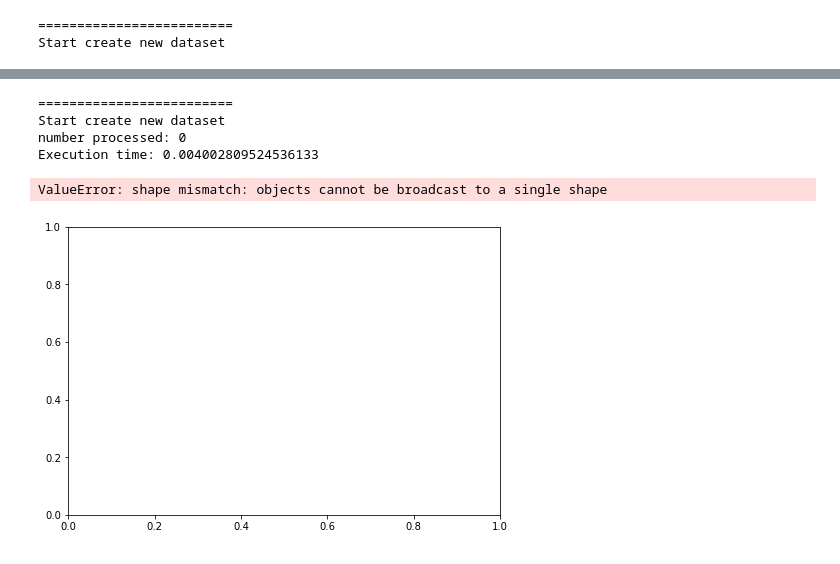
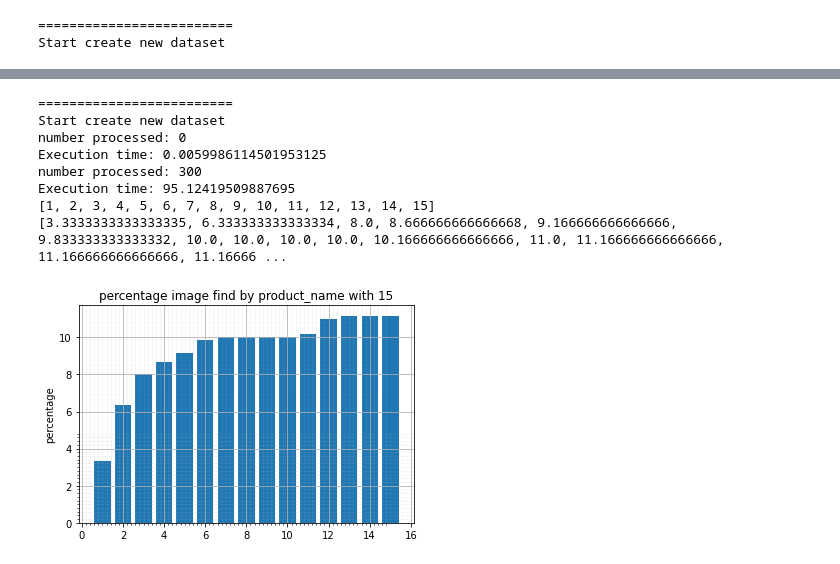
Before and after one commit to HubHetic/Open-Food-Fact, a Jupyter notebook: notebook/test.ipynb, the cells around one changed output, grey strips where cells are left out. Drawn from its saved outputs; the diff is of its cells as text; code cells hidden in the pictures.

```diff
--- a/notebook/test.ipynb
+++ b/notebook/test.ipynb
@@ -57,9 +105,12 @@ Clipping input data to the valid range for imshow with RGB data ([0..1] for floa
 # %%
-performance_test_cnn(nb_pictures_test=10, verbose=True)
+performance_test_cnn(nb_pictures_test=15, verbose=True)
 # %% [output]
 =========================
 Start create new dataset
 number processed: 0
-Execution time: 0.004002809524536133
+Execution time: 0.0059986114501953125
+number processed: 300
+Execution time: 95.12419509887695
+[1, 2, 3, 4, 5, 6, 7, 8, 9, 10, 11, 12, 13, 14, 15]
+[3.3333333333333335, 6.333333333333334, 8.0, 8.666666666666668, 9.166666666666666, 9.833333333333332, 10.0, 10.0, 10.0, 10.0, 10.166666666666666, 11.0, 11.166666666666666, 11.166666666666666, 11.16666 ...
-ValueError: shape mismatch: objects cannot be broadcast to a single shape
-[figure, old version]
+[figure, new version]
```
Also changed, not shown: parts of 12 cells of this notebook, 7 other files.
